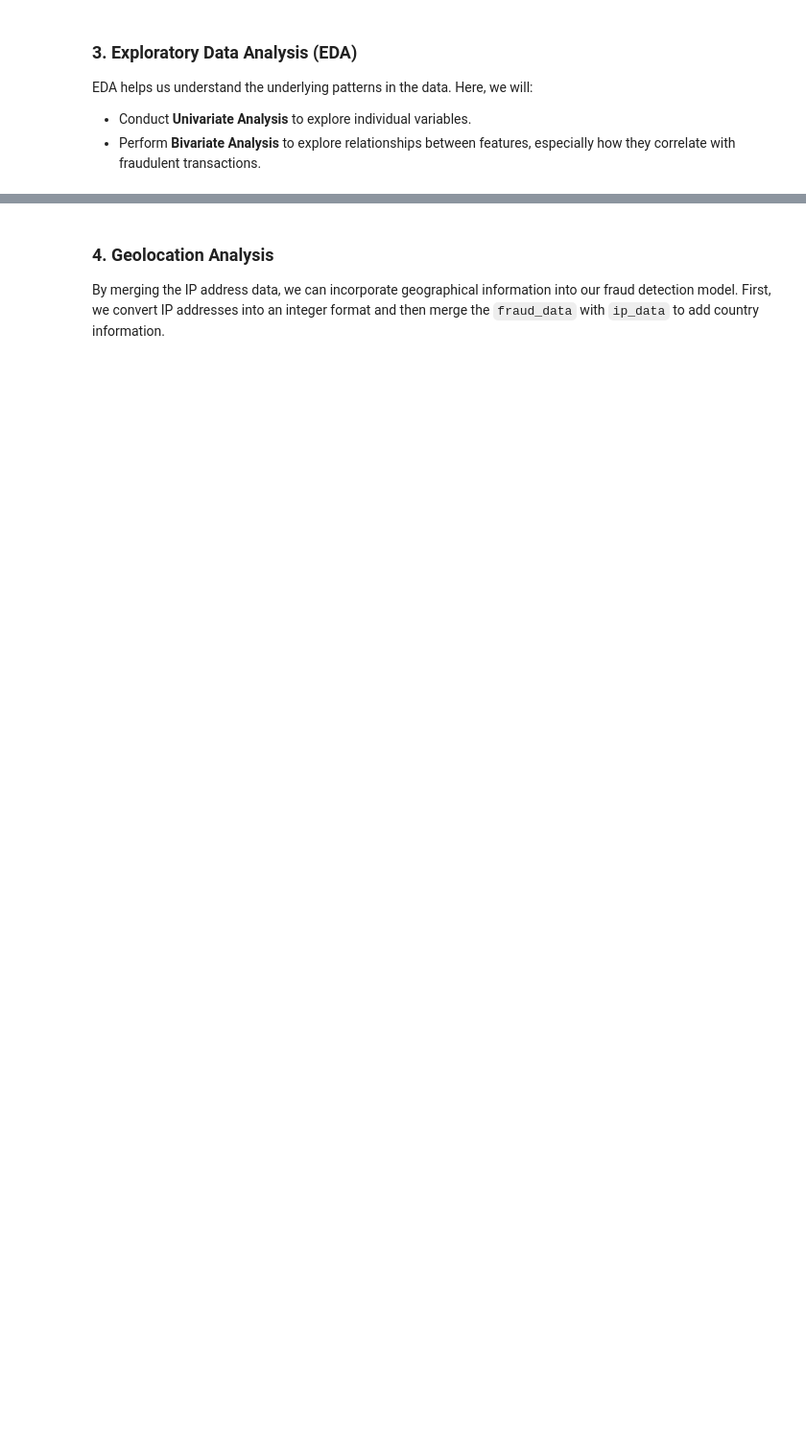
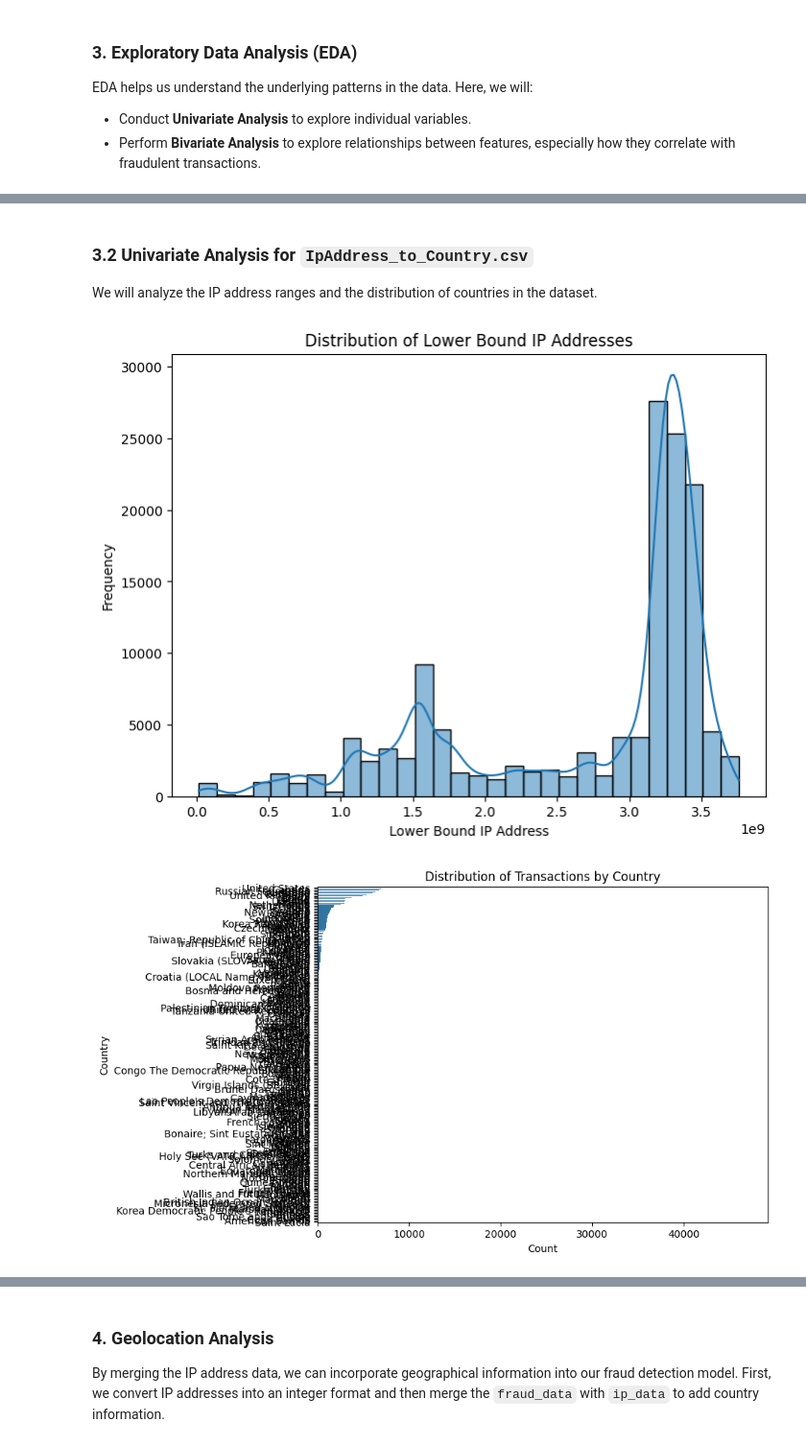
Before and after one commit to Ermi23/Fraud-Detection-and-Credit-Card-Transactions, a Jupyter notebook: notebooks/EDA.ipynb, the cells around one changed output, grey strips where cells are left out. Shown at 96% size. Drawn from its saved outputs; the diff is of its cells as text; code cells hidden in the pictures; blank space fills up the shorter version.

```diff
--- a/notebooks/EDA.ipynb
+++ b/notebooks/EDA.ipynb
@@ -108,0 +140,22 @@ plt.show()
+# %% [markdown]
+### 3.2 Univariate Analysis for `IpAddress_to_Country.csv`
+
+We will analyze the IP address ranges and the distribution of countries in the dataset.
+# %%
+# Univariate Analysis for IP address ranges and countries
+plt.figure(figsize=(8,6))
+sns.histplot(ip_data['lower_bound_ip_address'], bins=30, kde=True)
+plt.title('Distribution of Lower Bound IP Addresses')
+plt.xlabel('Lower Bound IP Address')
+plt.ylabel('Frequency')
+plt.show()
+
+plt.figure(figsize=(8,6))
+sns.countplot(y='country', data=ip_data, order=ip_data['country'].value_counts().index)
+plt.title('Distribution of Transactions by Country')
+plt.xlabel('Count')
+plt.ylabel('Country')
+plt.show()
+# %% [output]
+[figure, added]
+[figure, added]
```
Also changed, not shown: parts of 10 cells of this notebook, 1 other file.
